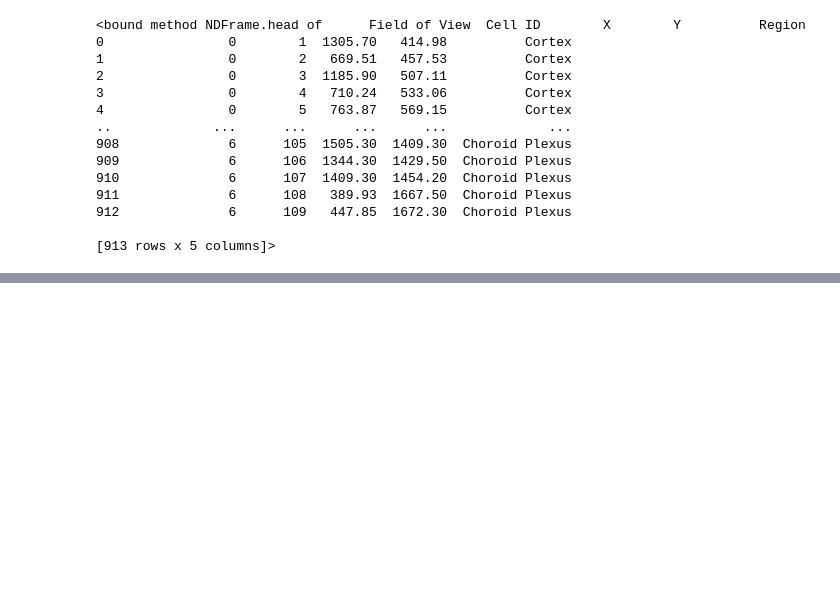
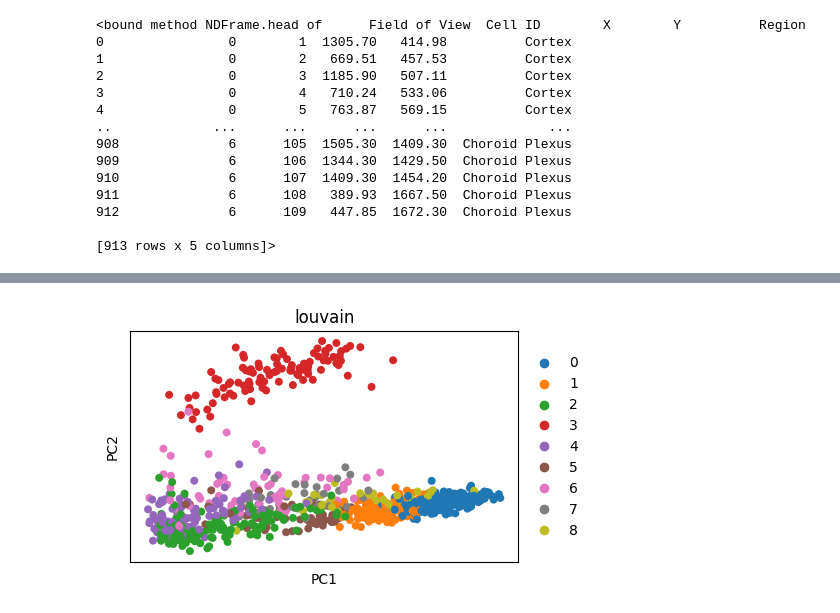
Before and after one commit to 2255-Spatial-Transcriptomics/data_processing, a Jupyter notebook: mouse_cortex_dataset4.ipynb, the cells around one changed output, grey strips where cells are left out. Cells and saved outputs as stored; diff of their text form; code cells hidden in the pictures; blank space fills up the shorter version.

```diff
--- a/mouse_cortex_dataset4.ipynb
+++ b/mouse_cortex_dataset4.ipynb
@@ -43,0 +83,6 @@ cortex_svz_counts.head
+# %%
+# Perform PCA and plot the projection to the first two dimensions, with points colored according to the Louvain clusters.
+fig, ax = plt.subplots(figsize=(5, 3))
+sc.pl.pca(adata_counts, color='louvain', ax=ax)
+# %% [output]
+[figure, added]
```
Also changed, not shown: parts of 9 cells of this notebook.
